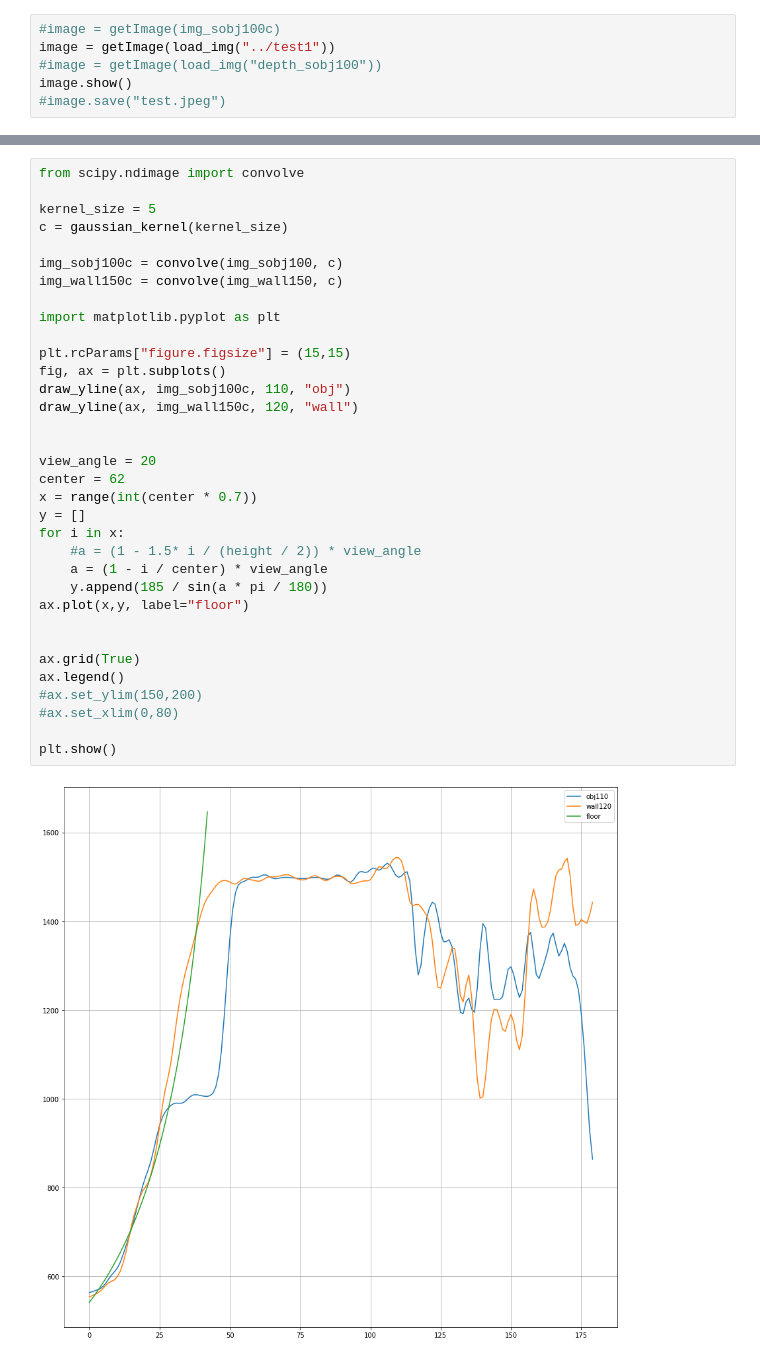
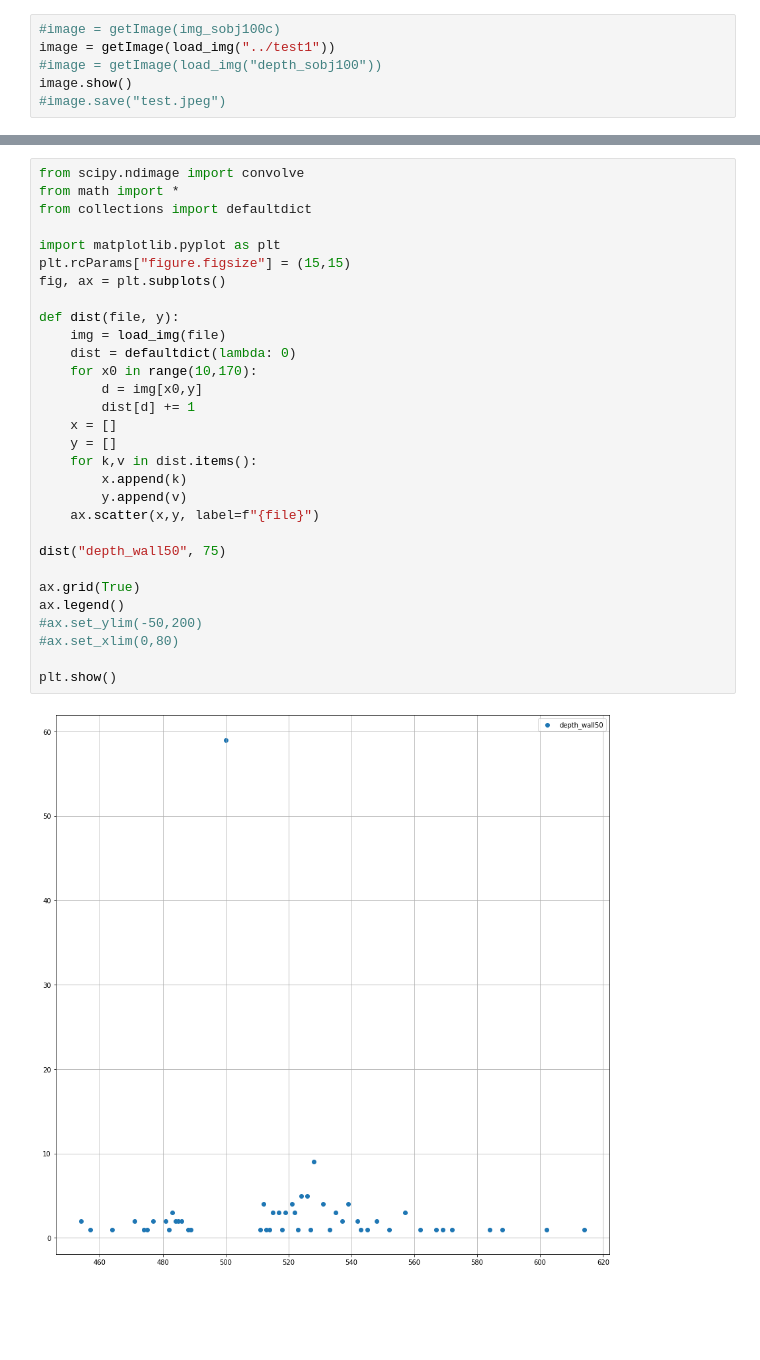
Before and after one commit to dimatoys/srobot, a Jupyter notebook: analysis/camera.ipynb, the cells around one changed output, grey strips where cells are left out. Cells and saved outputs as stored; diff of their text form; blank space fills up the shorter version.

```diff
--- a/analysis/camera.ipynb
+++ b/analysis/camera.ipynb
@@ -207,36 +283,32 @@ plt.show()
 # %%
 from scipy.ndimage import convolve
-
-kernel_size = 5
-c = gaussian_kernel(kernel_size)
-
-img_sobj100c = convolve(img_sobj100, c)
-img_wall150c = convolve(img_wall150, c)
+from math import *
+from collections import defaultdict
 
 import matplotlib.pyplot as plt
-
 plt.rcParams["figure.figsize"] = (15,15)
 fig, ax = plt.subplots()
-draw_yline(ax, img_sobj100c, 110, "obj")
-draw_yline(ax, img_wall150c, 120, "wall")
 
+def dist(file, y):
+    img = load_img(file)
+    dist = defaultdict(lambda: 0)
+    for x0 in range(10,170):
+        d = img[x0,y]
+        dist[d] += 1
+    x = []
+    y = []
+    for k,v in dist.items():
+        x.append(k)
+        y.append(v)
+    ax.scatter(x,y, label=f"{file}")
 
-view_angle = 20
-center = 62
-x = range(int(center * 0.7))
-y = []
-for i in x:
-    #a = (1 - 1.5* i / (height / 2)) * view_angle
-    a = (1 - i / center) * view_angle
-    y.append(185 / sin(a * pi / 180))
-ax.plot(x,y, label="floor")
-
+dist("depth_wall50", 75)
 
 ax.grid(True)
 ax.legend()
-#ax.set_ylim(150,200)
+#ax.set_ylim(-50,200)
 #ax.set_xlim(0,80)
 
 plt.show()
 # %% [output]
-[figure, old version]
+[figure, new version]
```
Also changed, not shown: parts of 11 cells of this notebook.
